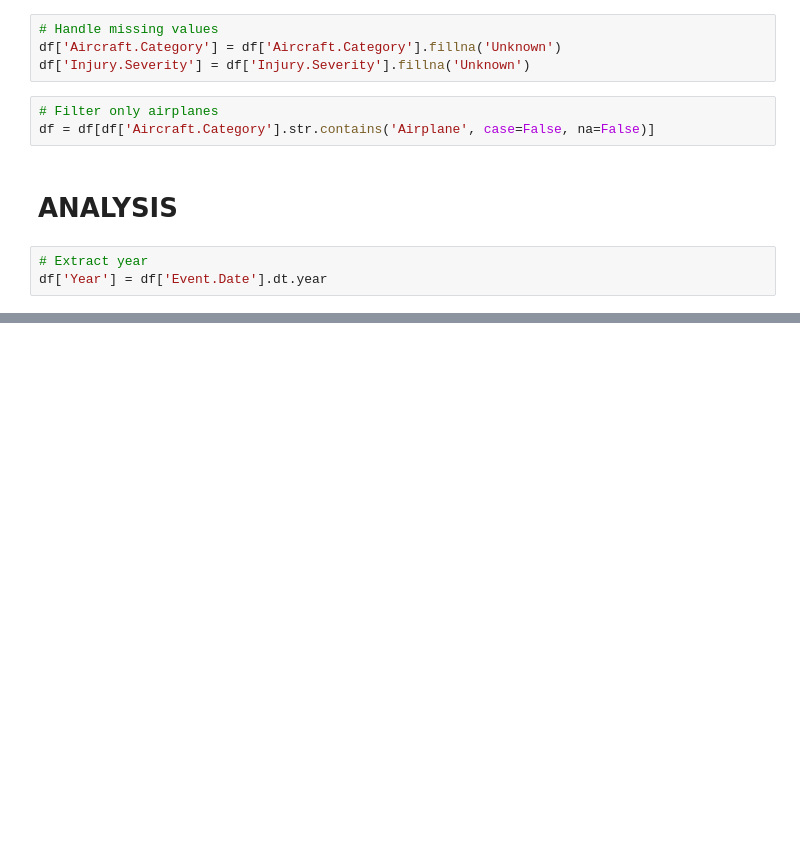
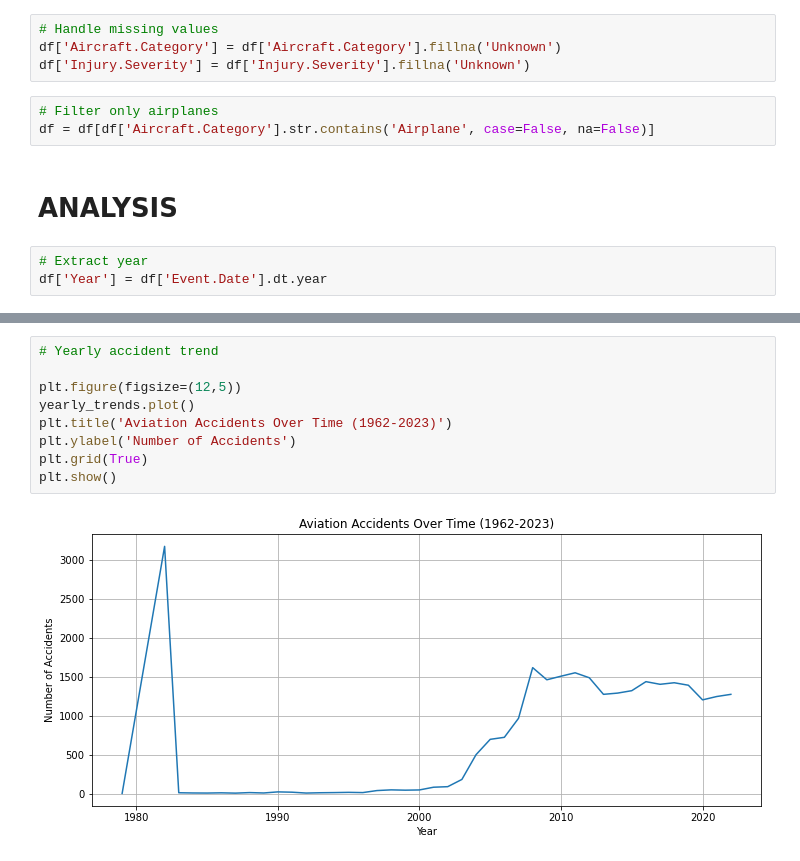
Before and after one commit to kungstar/phase1_project_aviation_analysis, a Jupyter notebook: analysis.ipynb, the cells around one changed output, grey strips where cells are left out. Cells and saved outputs as stored; diff of their text form; blank space fills up the shorter version.

```diff
--- a/analysis.ipynb
+++ b/analysis.ipynb
@@ -83,0 +100,11 @@ weather_stats = df['Weather.Condition'].value_counts()
+# %%
+# Yearly accident trend
+
+plt.figure(figsize=(12,5))
+yearly_trends.plot()
+plt.title('Aviation Accidents Over Time (1962-2023)')
+plt.ylabel('Number of Accidents')
+plt.grid(True)
+plt.show()
+# %% [output]
+[figure, added]
```
Also changed, not shown: parts of 8 cells of this notebook.
